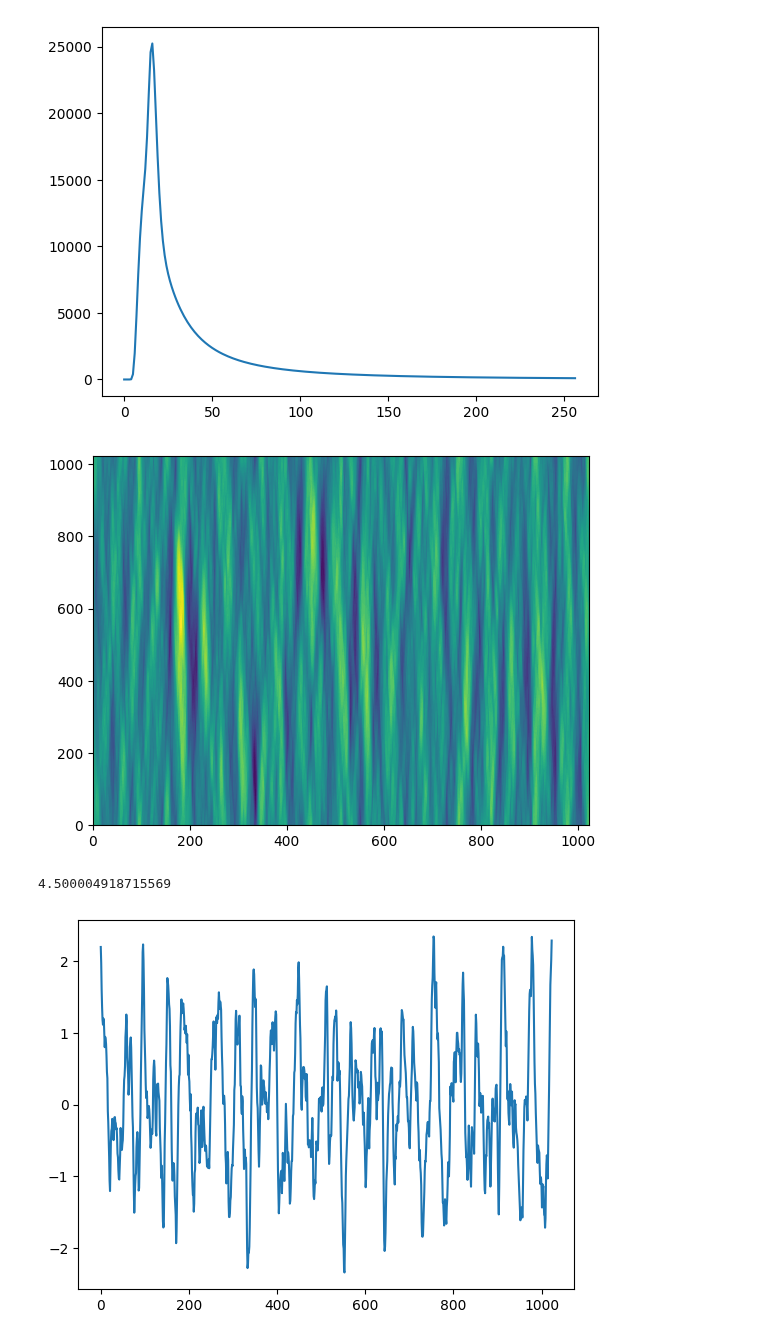
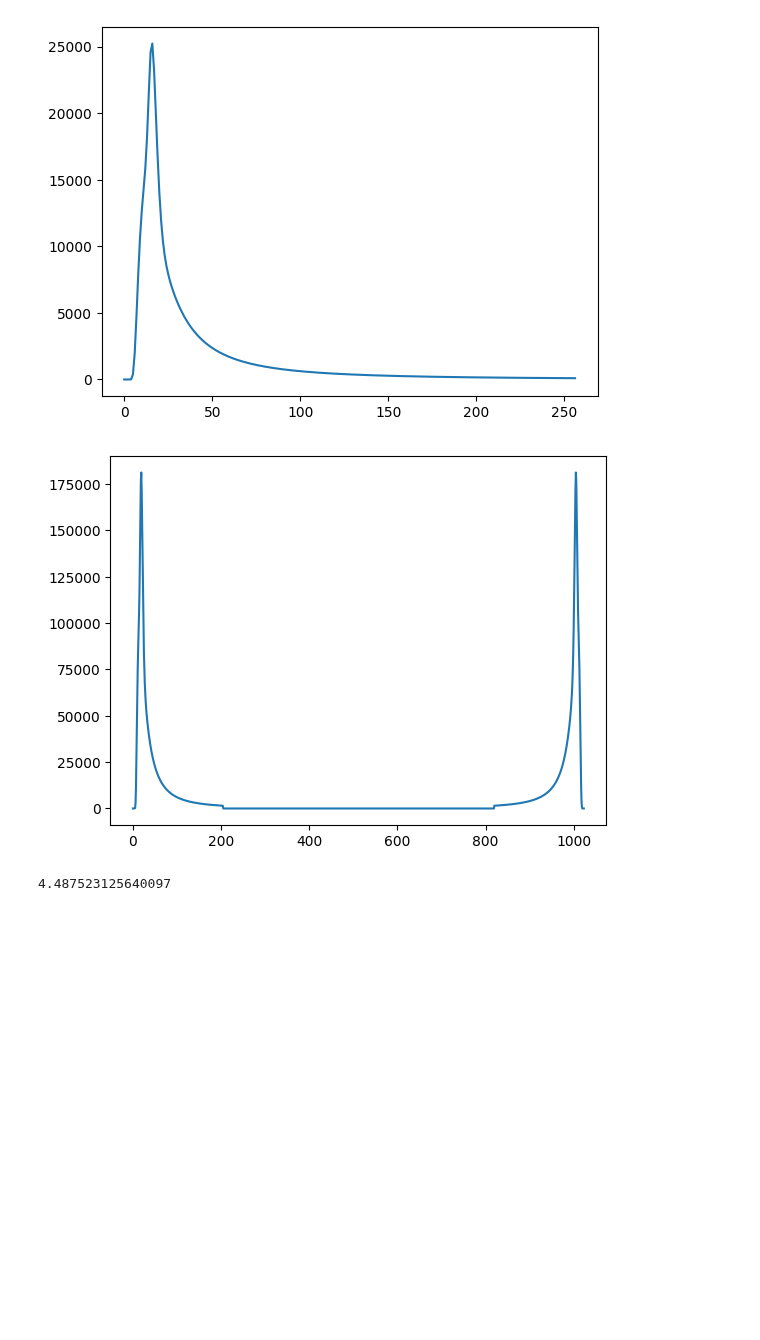
Before and after one commit to VegardBaa/HOSim, a Jupyter notebook: ML/experiments/compression.ipynb, the cells around one changed output. Saved outputs shown, nothing was run; the diff lists cells and outputs as text; code cells hidden in the pictures; blank space fills up the shorter version.

```diff
--- a/ML/experiments/compression.ipynb
+++ b/ML/experiments/compression.ipynb
@@ -98,38 +98,42 @@ SK = SW * g / (2 * np.sqrt(K * g))
 GT = 1 / beta * np.cos(2 * np.pi * (theta) / (4 * beta))**2
 GT[(theta < -beta) | (theta > beta)] = 0
 
 spec = SK * GT / K
 spec[modes, modes] = 0
 
 spec = spec / np.trapezoid(np.trapezoid(spec, kx, axis=0), kx) * 2 * Hs**2 / 16
 
 phases = np.zeros((2*modes, 2*modes), dtype=np.complex64)
 phases[:modes+1, :modes+1] = np.exp(1.j*2*np.pi*np.random.rand(modes+1, modes+1))
 phases[1:modes, modes+1:] = np.exp(1.j*2*np.pi*np.random.rand(modes-1, modes-1))
 phases[modes+1:, 1:modes] = np.conj(phases[1:modes, modes+1:][::-1, ::-1])
 phases[0, 0] = 1
 phases[modes, 0] = 1
 phases[0, modes] = 1
 phases[modes, modes] = 1
 phases[modes:, modes:] = np.conj(phases[1:modes+1, 1:modes+1][::-1, ::-1])
 phases[modes+1:, 0] = np.conj(phases[1:modes, 0][::-1])
 phases[0, modes+1:] = np.conj(phases[0, 1:modes][::-1])
 
 SIGN = np.fft.fftshift(np.sign(KX))
 eta_hat = np.sqrt(np.fft.fftshift(spec)*k0*k0*0.5) * phases * 2 * modes * 2 * modes
 phi_hat = eta_hat * np.exp(-1.j * SIGN * np.pi / 2) * np.sqrt(g / np.fft.fftshift(K))
 
 
 index = (np.arange(0, 2*modes) > modes * 2 / (mHOS + 1)) & (np.arange(0, 2*modes) < 2 * modes - modes * 2 / (mHOS + 1))
-eta_hat[index, index] = 0
-phi_hat[index, index] = 0
+eta_hat[index, :] = 0
+eta_hat[:, index] = 0
+phi_hat[index, :] = 0
+phi_hat[:, index] = 0
+plt.plot(np.abs(eta_hat[0, :]))
+plt.show()
 
 eta_hat = np.fft.rfft2(np.real(np.fft.ifft2(eta_hat)))
 phi_hat = np.fft.rfft2(np.real(np.fft.ifft2(phi_hat)))
+print(4*np.std(irfft2(eta_hat)))
 # %% [output]
-[figure, old version]
+[figure, new version]
-4.500004918715569
+4.487523125640097
-[figure, removed]
 # %%
 current_dir = os.getcwd()
 sys.path.append(os.path.abspath(os.path.join(current_dir, '..')))
```
Also changed, not shown: parts of 1 cell of this notebook, 2 other files.
